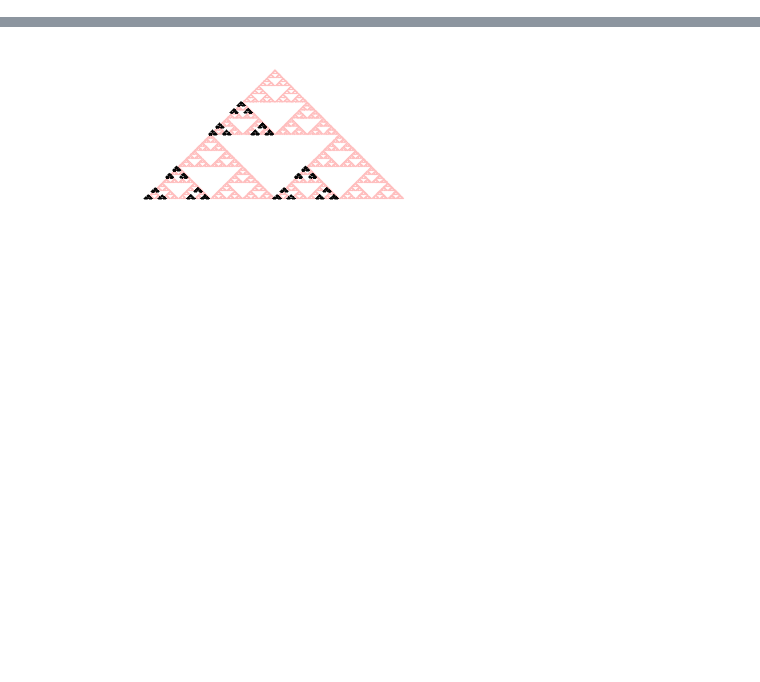
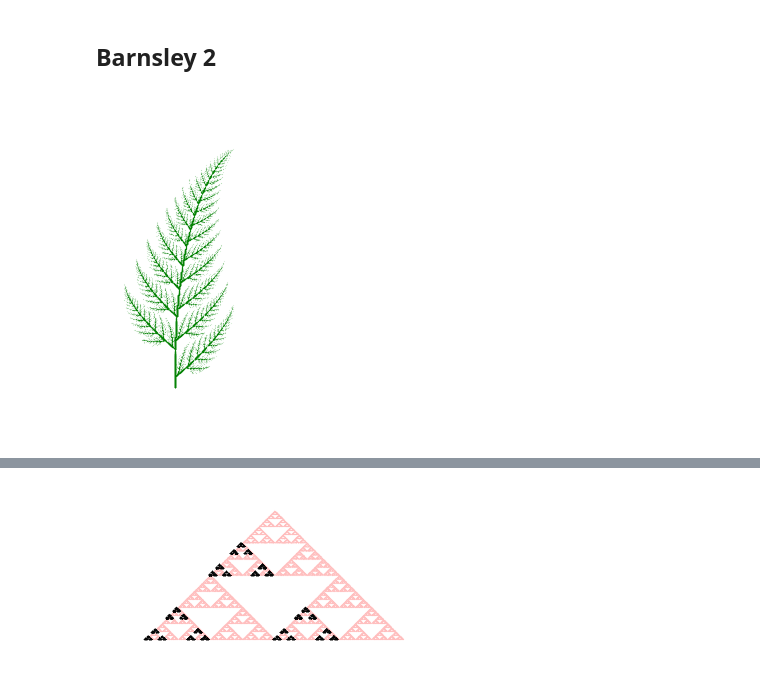
Before and after one commit to gravmath/Projects, a Jupyter notebook: Python/Fractal Fern.ipynb, the cells around one changed output, grey strips where cells are left out. Saved outputs shown, nothing was run; the diff lists cells and outputs as text; code cells hidden in the pictures; blank space fills up the shorter version.

```diff
--- a/Python/Fractal Fern.ipynb
+++ b/Python/Fractal Fern.ipynb
@@ -90,0 +151,20 @@ shape0 = np.array([A.dot(shape0[i,:]) for i in range(len(shape0))])
+# %% [markdown]
+## Barnsley 2
+# %%
+N = 100000
+shape0 = np.zeros((N,2))
+probs = np.random.random(N)
+for i in range(1,N):
+    shape0[i,:] = Transform(shape0[i-1,:],barnsley_fern_2,probs[i])
+
+start = 500
+fig_shape = plt.figure(figsize=(6,6))
+ax_shape  = fig_shape.add_subplot(1,1,1)
+ax_shape.scatter(shape0[start::1,0],shape0[start::1,1],marker='.',color='g',s=0.01)
+ax_shape.axes.set_frame_on(False)
+ax_shape.xaxis.set_visible(False)
+ax_shape.yaxis.set_visible(False)
+ax_shape.set_aspect('equal', adjustable='box')
+fig_shape.savefig(A2D_path+'Barnsley_fern_2.jpg',dpi=300,bbox_inches="tight")
+# %% [output]
+[figure, added]
```
Also changed, not shown: parts of 29 cells of this notebook, 11 other files.
